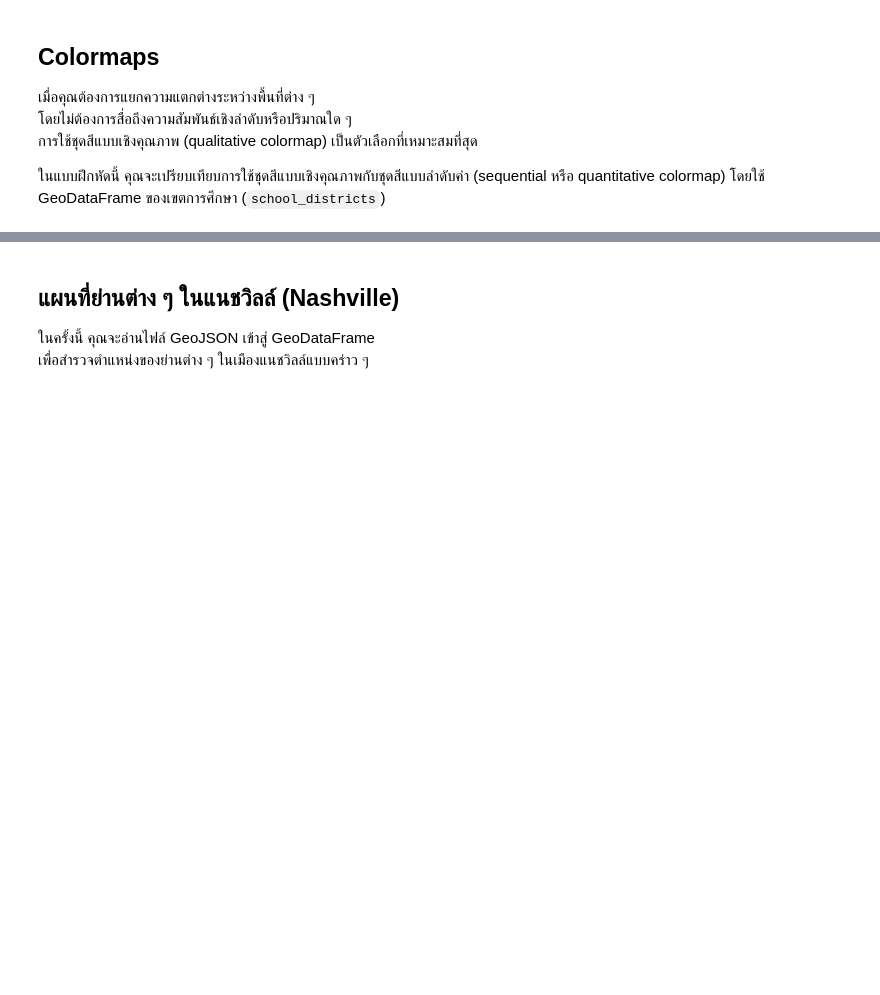
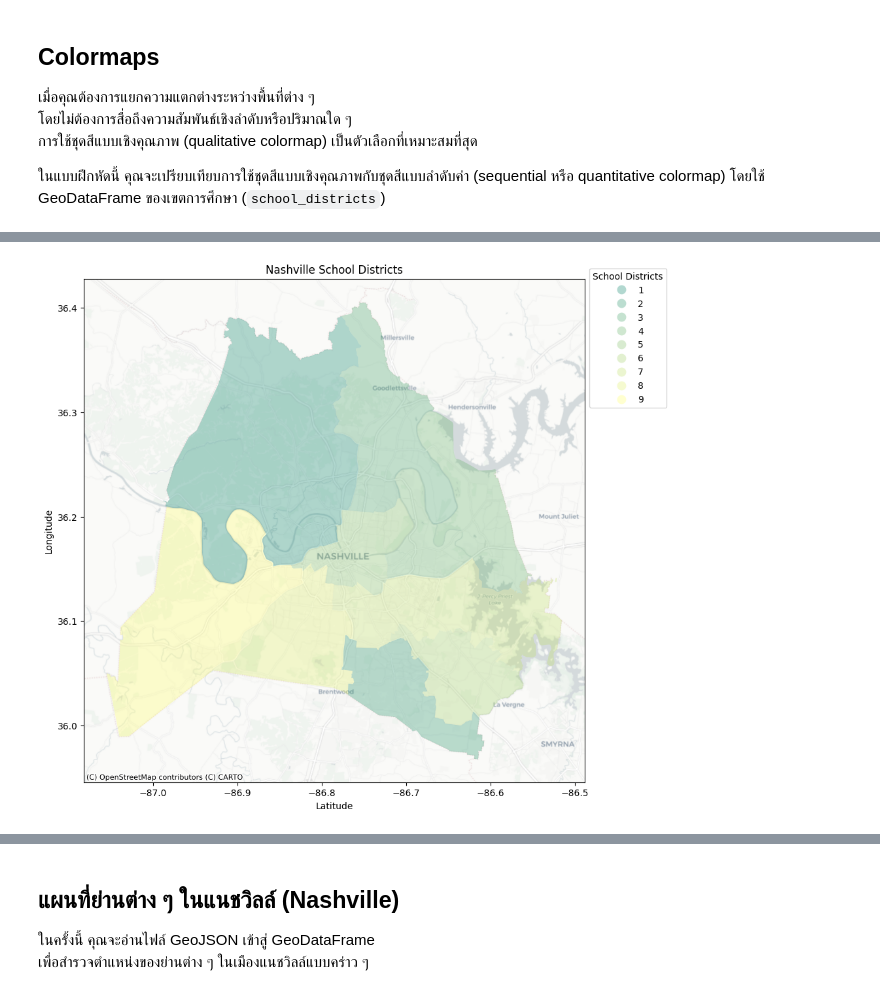
Before and after one commit to master0slave/basic-geo-spatial-analysis, a Jupyter notebook: notebooks/project01/nb02-creating-and-joining-geodataframes.ipynb, the cells around one changed output, grey strips where cells are left out. Drawn from its saved outputs; the diff is of its cells as text; code cells hidden in the pictures; blank space fills up the shorter version.

```diff
--- a/notebooks/project01/nb02-creating-and-joining-geodataframes.ipynb
+++ b/notebooks/project01/nb02-creating-and-joining-geodataframes.ipynb
@@ -29,15 +52,17 @@ plt.show();
 # %%
 # Set legend style
 lgnd_kwds = {'title': 'School Districts',
                'loc': 'upper left', 'bbox_to_anchor': (1, 1.03), 'ncol': 1}
 
 # Plot the school districts using the summer colormap (sequential)
 school_districts.plot(column = 'district', cmap = 'summer', legend = True, legend_kwds = lgnd_kwds, alpha = 0.3, figsize=(10, 10))
-ctx.add_basemap(plt.gca(), source=ctx.providers.CartoDB.Positron)
+ctx.add_basemap(plt.gca(), crs=school_districts.crs.to_string(), source=ctx.providers.CartoDB.Positron)
 plt.xlabel('Latitude')
 plt.ylabel('Longitude')
 plt.title('Nashville School Districts')
 plt.show();
+# %% [output]
+[figure, added]
 # %%
 # Set legend style
 lgnd_kwds = {'title': 'School Districts',
```
Also changed, not shown: parts of 19 cells of this notebook, 5 other files.
